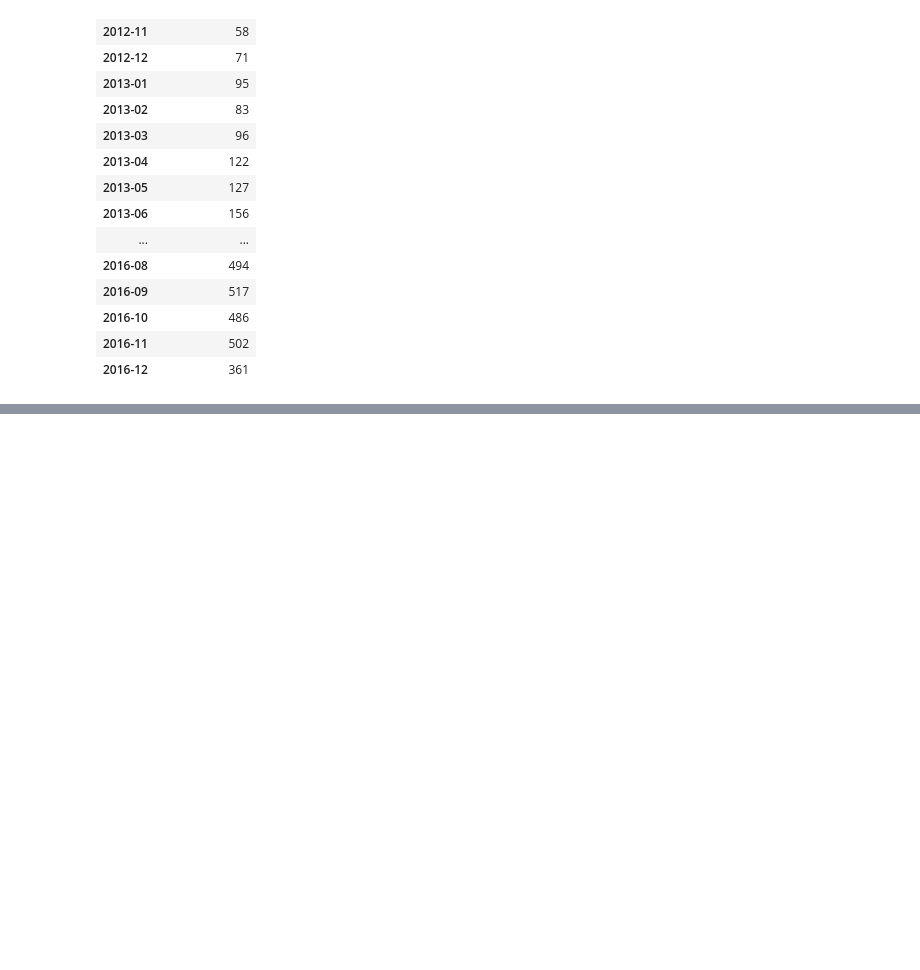
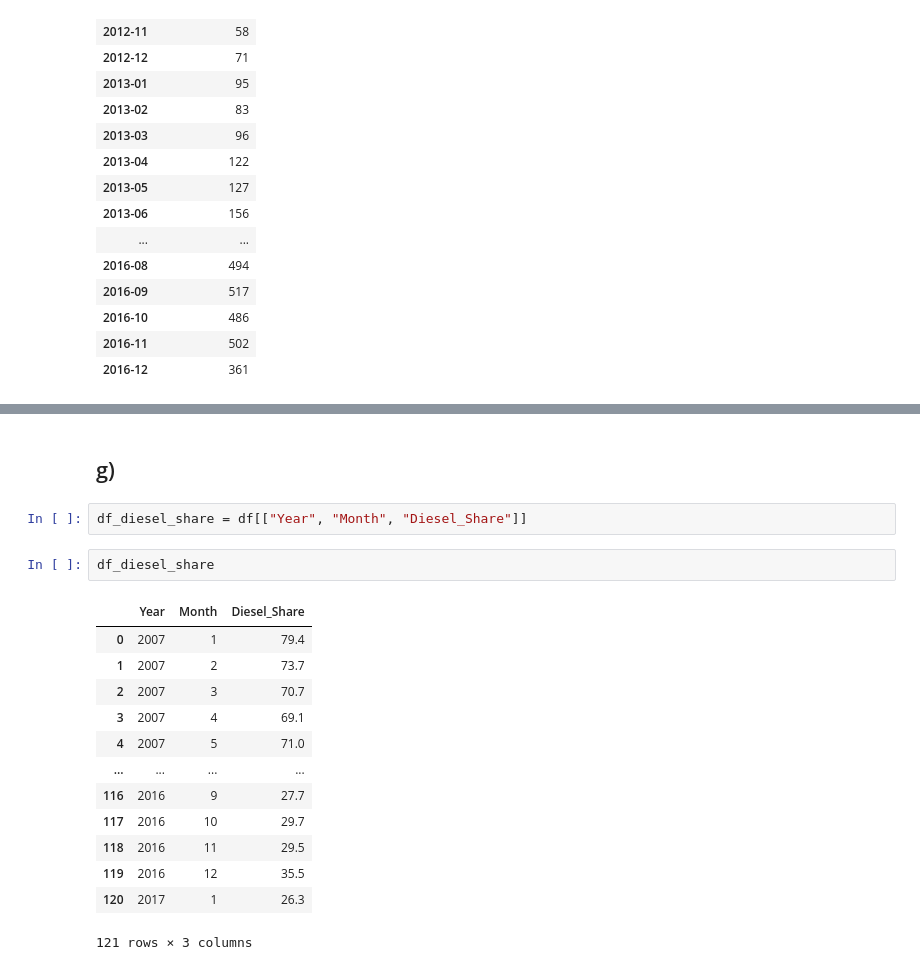
Before and after one commit to MarcusArdenstedt/data_visualization_Marcus_Ericsson_DE24, a Jupyter notebook: exercises/exercise_0/exe_0.ipynb, the cells around one changed output, grey strips where cells are left out. Saved outputs shown, nothing was run; the diff lists cells and outputs as text; blank space fills up the shorter version.

```diff
--- a/exercises/exercise_0/exe_0.ipynb
+++ b/exercises/exercise_0/exe_0.ipynb
@@ -593,0 +610,20 @@ plt.show()
+# %% [markdown]
+## g)
+# %%
+df_diesel_share = df[["Year", "Month", "Diesel_Share"]]
+# %%
+df_diesel_share
+# %% [output]
+|  | Year | Month | Diesel_Share |
+| 0 | 2007 | 1 | 79.4 |
+| 1 | 2007 | 2 | 73.7 |
+| 2 | 2007 | 3 | 70.7 |
+| 3 | 2007 | 4 | 69.1 |
+| 4 | 2007 | 5 | 71.0 |
+| ... | ... | ... | ... |
+| 116 | 2016 | 9 | 27.7 |
+| 117 | 2016 | 10 | 29.7 |
+| 118 | 2016 | 11 | 29.5 |
+| 119 | 2016 | 12 | 35.5 |
+| 120 | 2017 | 1 | 26.3 |
+121 rows × 3 columns
```
Also changed, not shown: parts of 8 cells of this notebook, 4 other files.
